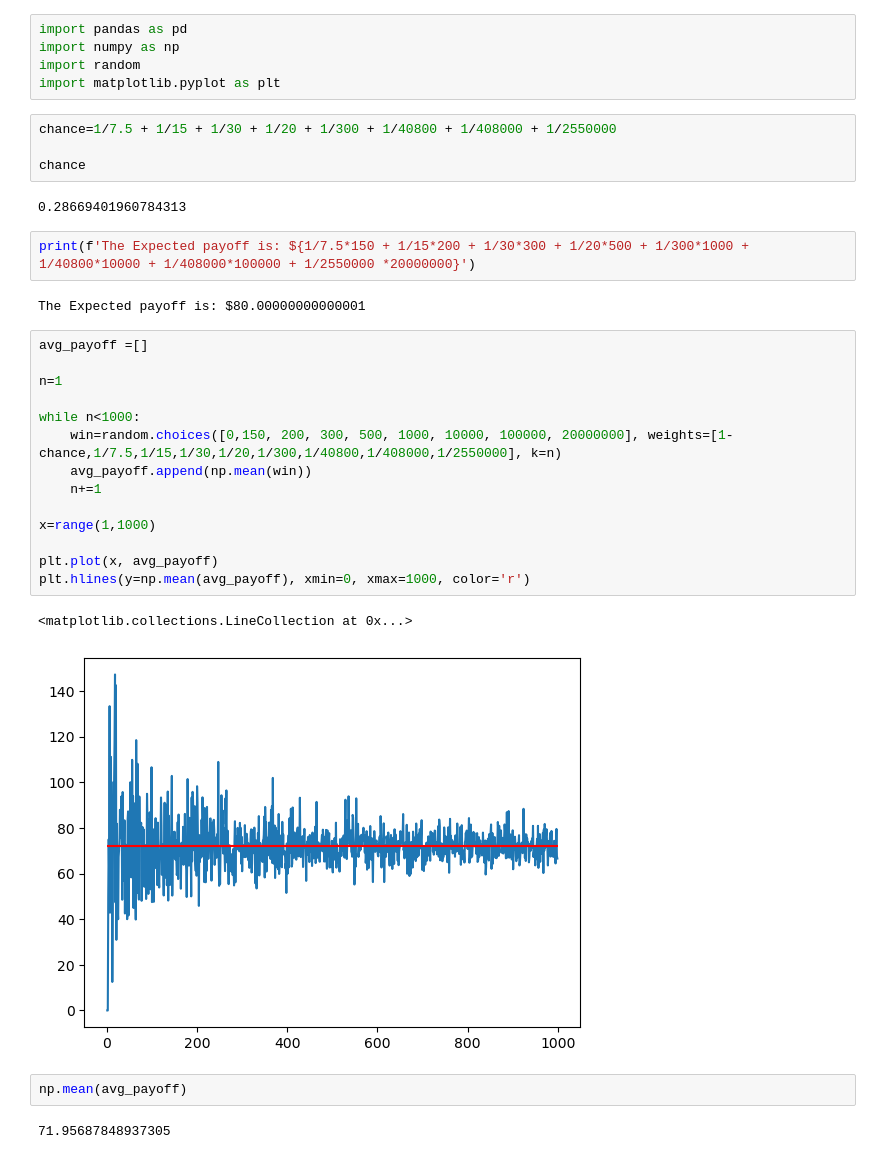
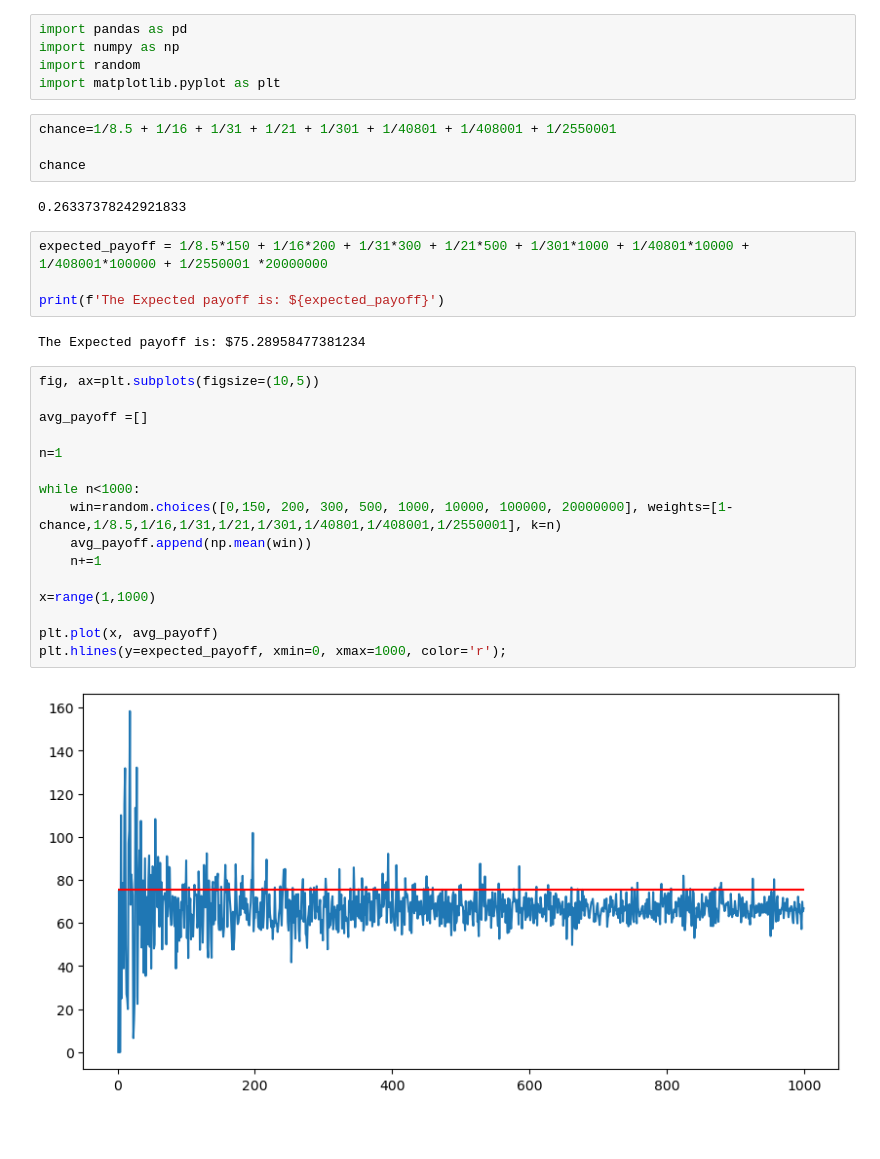
Before and after one commit to levikul09/Tutorials, a Jupyter notebook: LLN.ipynb, the cells around one changed output. Saved outputs shown, nothing was run; the diff lists cells and outputs as text; blank space fills up the shorter version.

Commit message:
add image

```diff
--- a/LLN.ipynb
+++ b/LLN.ipynb
@@ -4,34 +4,33 @@ import numpy as np
 import random
 import matplotlib.pyplot as plt
 # %%
-chance=1/7.5 + 1/15 + 1/30 + 1/20 + 1/300 + 1/40800 + 1/408000 + 1/2550000
+chance=1/8.5 + 1/16 + 1/31 + 1/21 + 1/301 + 1/40801 + 1/408001 + 1/2550001
 
 chance
 # %% [output]
-0.28669401960784313
+0.26337378242921833
-# %%
-print(f'The Expected payoff is: ${1/7.5*150 + 1/15*200 + 1/30*300 + 1/20*500 + 1/300*1000 + 1/40800*10000 + 1/408000*100000 + 1/2550000 *20000000}')
-# %% [output]
-The Expected payoff is: $80.00000000000001
+# %%
+expected_payoff = 1/8.5*150 + 1/16*200 + 1/31*300 + 1/21*500 + 1/301*1000 + 1/40801*10000 + 1/408001*100000 + 1/2550001 *20000000
+
+print(f'The Expected payoff is: ${expected_payoff}')
+# %% [output]
+The Expected payoff is: $75.28958477381234
 # %%
+fig, ax=plt.subplots(figsize=(10,5))
+
 avg_payoff =[]
 
 n=1
 
 while n<1000:
-    win=random.choices([0,150, 200, 300, 500, 1000, 10000, 100000, 20000000], weights=[1-chance,1/7.5,1/15,1/30,1/20,1/300,1/40800,1/408000,1/2550000], k=n)
+    win=random.choices([0,150, 200, 300, 500, 1000, 10000, 100000, 20000000], weights=[1-chance,1/8.5,1/16,1/31,1/21,1/301,1/40801,1/408001,1/2550001], k=n)
     avg_payoff.append(np.mean(win))
     n+=1
 
 x=range(1,1000)
 
 plt.plot(x, avg_payoff)
-plt.hlines(y=np.mean(avg_payoff), xmin=0, xmax=1000, color='r')
+plt.hlines(y=expected_payoff, xmin=0, xmax=1000, color='r');
 # %% [output]
-<matplotlib.collections.LineCollection at 0x...>
-[figure, old version]
+[figure, new version]
-# %%
-np.mean(avg_payoff)
-# %% [output]
-71.95687848937305
 # %%
```
Also changed, not shown: parts of 1 cell of this notebook, 1 other file.
